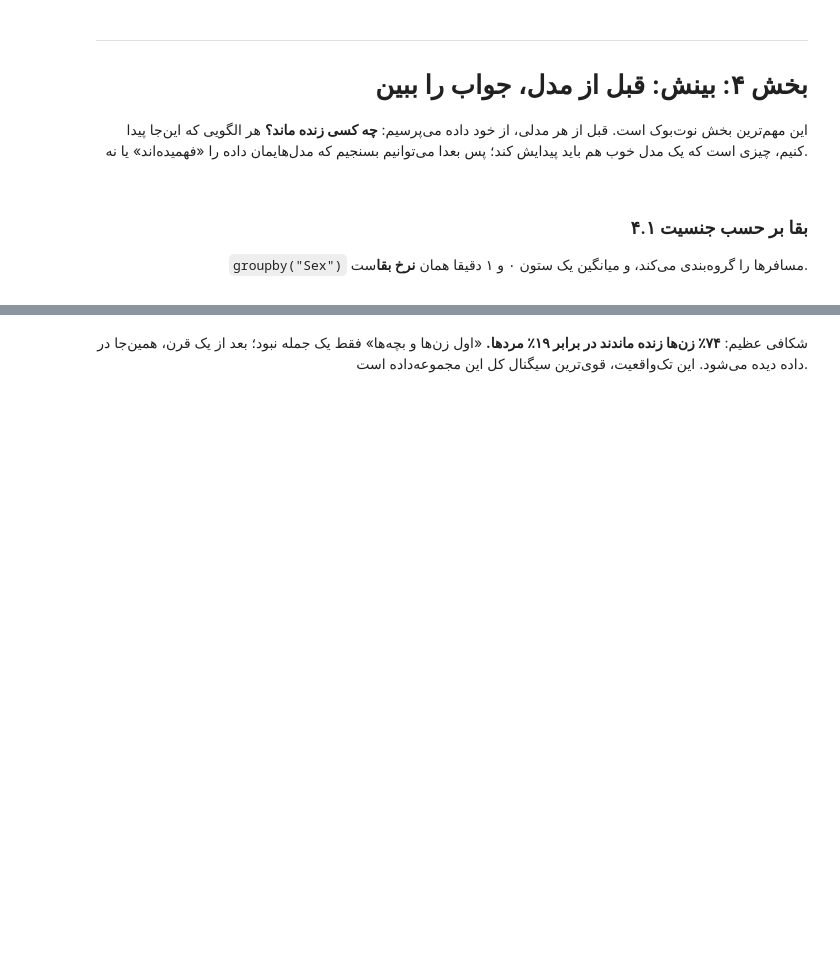
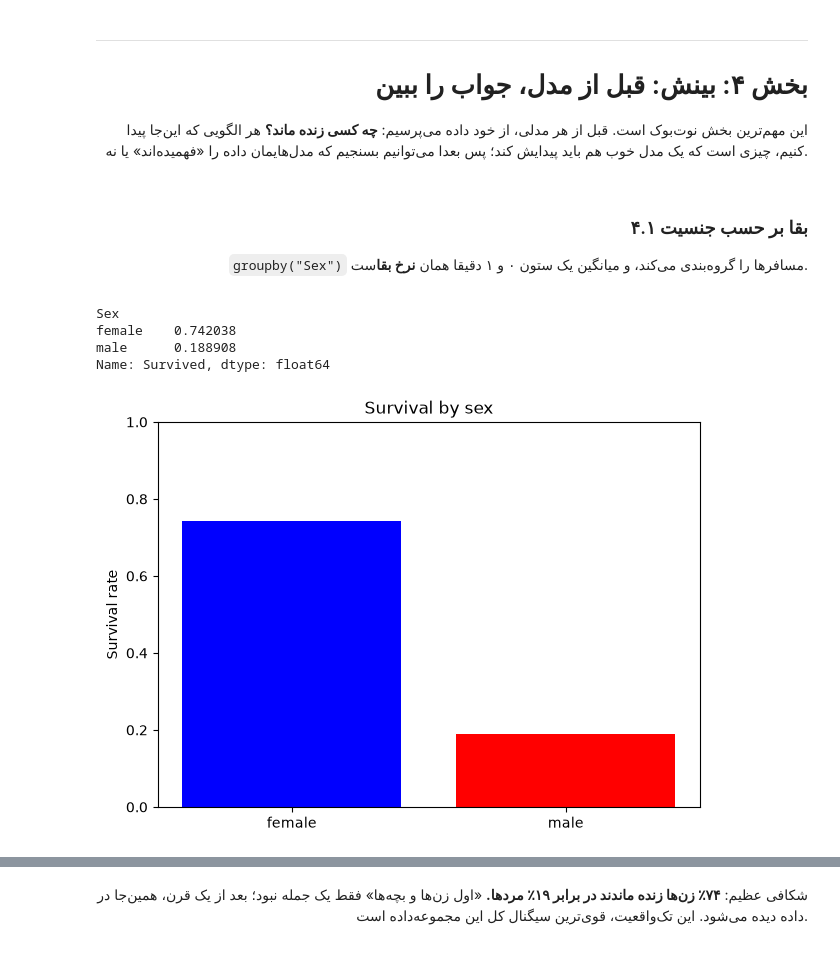
Before and after one commit to MehdiAgx/python-projects, a Jupyter notebook: Titanic_Classification_Tutorial_FA.ipynb, the cells around one changed output, grey strips where cells are left out. Drawn from its saved outputs; the diff is of its cells as text; code cells hidden in the pictures; blank space fills up the shorter version.

```diff
--- a/Titanic_Classification_Tutorial_FA.ipynb
+++ b/Titanic_Classification_Tutorial_FA.ipynb
@@ -280,6 +396,23 @@ print(df["Embarked"].value_counts())
 `groupby("Sex")` مسافرها را گروه‌بندی می‌کند، و میانگین یک ستون ۰ و ۱ دقیقا همان **نرخ بقا**ست.
 
 </div>
+# %%
+rate_by_sex = df.groupby('Sex')['Survived'].mean()
+print(rate_by_sex)
+
+plt.figure(figsize=(7,5))
+plt.bar(['female', 'male'],rate_by_sex[['female','male']], color=['blue','red'])
+plt.title('Survival by sex')
+plt.ylim(0,1)
+plt.ylabel('Survival rate')
+plt.show()
+#code by me
+# %% [output]
+Sex
+female    0.742038
+male      0.188908
+Name: Survived, dtype: float64
+[figure, added]
 # %%
 rate_by_sex = df.groupby("Sex")["Survived"].mean()
 print(rate_by_sex)
```
Also changed, not shown: parts of 21 cells of this notebook, 1 other file.
